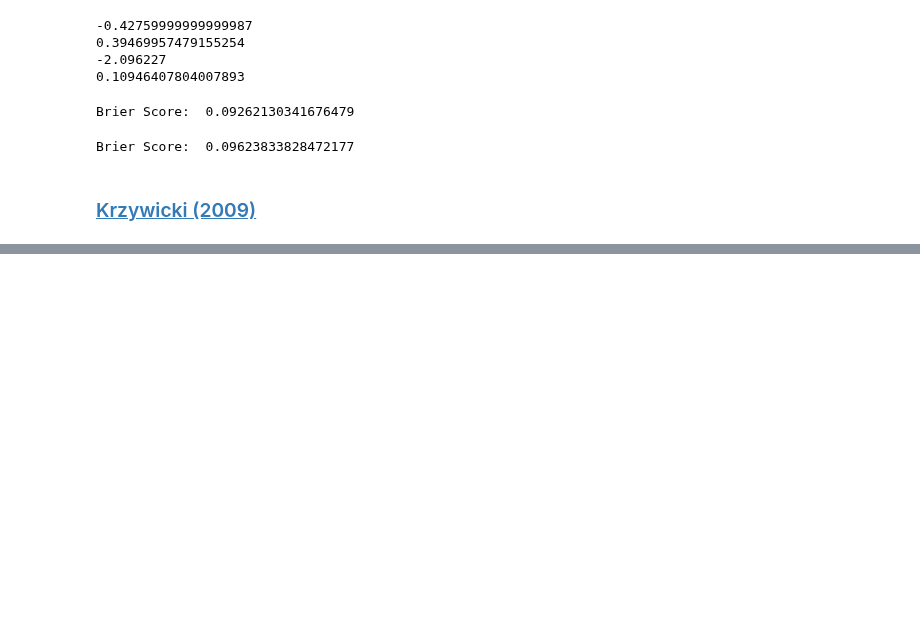
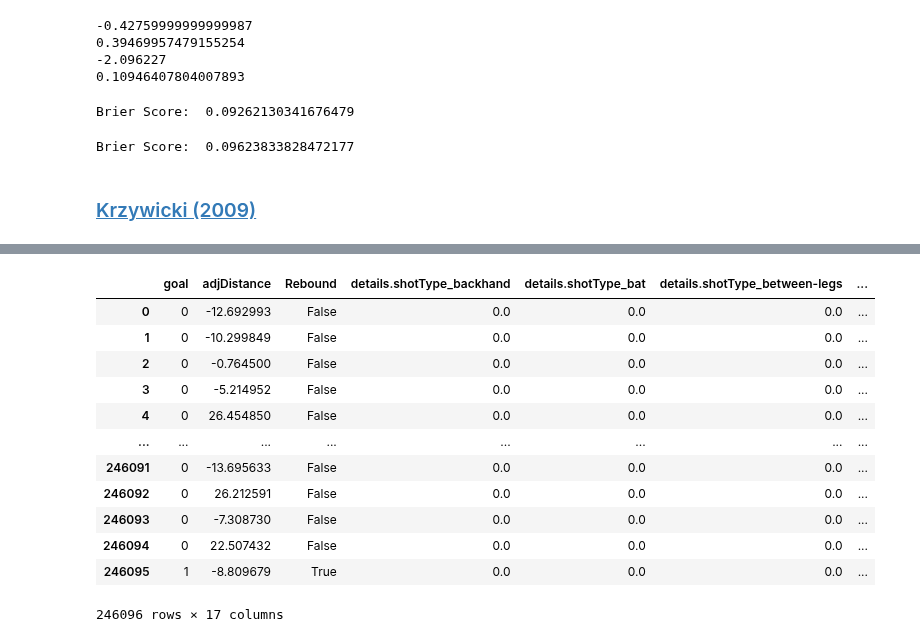
Before and after one commit to rromaniuk31/PhD-Research, a Jupyter notebook: Create_Historical_Models.ipynb, the cells around one changed output, grey strips where cells are left out. Drawn from its saved outputs; the diff is of its cells as text; code cells hidden in the pictures; blank space fills up the shorter version.

```diff
--- a/Create_Historical_Models.ipynb
+++ b/Create_Historical_Models.ipynb
@@ -139,7 +139,7 @@ def preprocess_data(df, model, gametype = "regular", schedule = schedule):
     df = fix_pbp_types(df)
 
     # Reduce columns
-    keep_pbp = ["timeInPeriod", "timeRemaining", "situationCode", "typeDescKey", "periodDescriptor.number", "details.eventOwnerTeamId", "details.xCoord", "details.yCoord", "details.shotType", "gameId", "homeTeamDefendingSide", "lastEvent", "timeSinceLastEvent"]
+    keep_pbp = ["timeInPeriod", "timeRemaining", "situationCode", "typeDescKey", "periodDescriptor.number", "details.eventOwnerTeamId", "details.xCoord", "details.yCoord", "details.shotType", "gameId", "homeTeamDefendingSide", "lastEvent", "timeSinceLastEvent", "lastEventTeam"]
     keep_schedule = ["id", "awayTeam.id", "homeTeam.id"]
     df = pd.merge(df[keep_pbp], schedule[keep_schedule], left_on = "gameId", right_on = "id", how = "inner")
 
@@ -163,8 +163,17 @@ def preprocess_data(df, model, gametype = "regular", schedule = schedule):
     # Create shotDistance column
     df["shotDistance"] = df.apply(get_shot_distance, axis = 1)
 
+    # Create adjDistance
+    avg_distances = df.groupby(["homeTeam.id"], as_index = False)["shotDistance"].mean()
+    avg_distances = avg_distances.rename(columns = {"shotDistance": "avgShotDistance"})
+    df = pd.merge(df, avg_distances, left_on = "homeTeam.id", right_on = "homeTeam.id", how = "inner")
+    df["adjDistance"] = df["shotDistance"] - df["avgShotDistance"]
+
     # Create shotDistanceClass column
-    df = get_shot_distance_class(df, model)
+    if model == "krzy09":
+        pass
+    else:
+        df = get_shot_distance_class(df, model)
 
     # Create rebound column as defined by Ryder (2004)
     if model == "krzy09":
@@ -191,10 +200,19 @@ def preprocess_data(df, model, gametype = "regular", schedule = schedule):
             ((df["lastEvent"] == "takeaway") | (df["lastEvent"] == "giveaway"))
         )
         df["shotAfterTurnover"] = np.where(condition, "Yes", "No")
+    elif model == "krzy09":
+        condition = (
+            ((df["typeDescKey"] == "shot-on-goal") | (df["typeDescKey"] == "goal")) &
+            ((df["lastEvent"] == "giveaway") & (df["lastEventTeam"] != df["details.eventOwnerTeamId"]))
+        )
+        df["shotAfterOppGiveaway"] = np.where(condition, "Yes", "No")
 
     # Reduce to only neccessary columns for the model
     if model == "krzy06":
         keep_cols = ["typeDescKey", "shotDistanceClass", "details.shotType", "Rebound", "Situation", "shotAfterTurnover"]
+        df = df[keep_cols]
+    elif model == "krzy09":
+        keep_cols = ["typeDescKey", "adjDistance", "details.shotType", "Rebound", "Situation", "shotAfterOppGiveaway"]
         df = df[keep_cols]
     else:
         keep_cols = ["typeDescKey", "shotDistanceClass", "details.shotType", "Rebound", "Situation"]
@@ -213,6 +231,10 @@ def preprocess_data(df, model, gametype = "regular", schedule = schedule):
     if model == "krzy06":
         df["details.shotType_wrap-or-slap"] = df["details.shotType_wrap-around"] + df["details.shotType_slap"]
         df = df.drop(["details.shotType_wrap-around", "details.shotType_slap"], axis=1)
+    elif model == "krzy09":
+        df["details.shotType_wrap-or-slap"] = df["details.shotType_wrap-around"] + df["details.shotType_slap"]
+        df["details.shotType_tip-or-deflection"] = df["details.shotType_tip-in"] + df["details.shotType_deflected"]
+        df = df.drop(["details.shotType_wrap-around", "details.shotType_slap", "details.shotType_tip-in", "details.shotType_deflected"], axis=1)
     return(df)
 # %% [markdown]
 ### Get Data
@@ -247,9 +269,12 @@ Testing events:  479352
 train_pbp["timeInPeriodSeconds"] = pd.to_timedelta("00:" + train_pbp["timeInPeriod"]).dt.total_seconds().astype(int)
 test_pbp["timeInPeriodSeconds"] = pd.to_timedelta("00:" + test_pbp["timeInPeriod"]).dt.total_seconds().astype(int)
 # %%
-# Create a two new two new columns to help define rebounds (lastEvent & timeSinceLastEvent)
+# Create new columns to help define rebounds (lastEvent & timeSinceLastEvent)
 train_pbp["lastEvent"] = train_pbp.groupby("gameId")["typeDescKey"].shift(1)
 test_pbp["lastEvent"] = test_pbp.groupby("gameId")["typeDescKey"].shift(1)
+
+train_pbp["lastEventTeam"] = train_pbp.groupby("gameId")["details.eventOwnerTeamId"].shift(1)
+test_pbp["lastEventTeam"] = test_pbp.groupby("gameId")["details.eventOwnerTeamId"].shift(1)
 
 train_pbp["timeInPeriodShifted"] = train_pbp.groupby("gameId")["timeInPeriodSeconds"].shift(1)
 test_pbp["timeInPeriodShifted"] = test_pbp.groupby("gameId")["timeInPeriodSeconds"].shift(1)
@@ -606,0 +565,16 @@ testing
+# %%
+preprocess_data(train_pbp, "krzy09", gametype = "regular")
+# %% [output]
+|  | goal | adjDistance | Rebound | details.shotType_backhand | details.shotType_bat | details.shotType_between-legs | ... |
+| 0 | 0 | -12.692993 | False | 0.0 | 0.0 | 0.0 | ... |
+| 1 | 0 | -10.299849 | False | 0.0 | 0.0 | 0.0 | ... |
+| 2 | 0 | -0.764500 | False | 0.0 | 0.0 | 0.0 | ... |
+| 3 | 0 | -5.214952 | False | 0.0 | 0.0 | 0.0 | ... |
+| 4 | 0 | 26.454850 | False | 0.0 | 0.0 | 0.0 | ... |
+| ... | ... | ... | ... | ... | ... | ... | ... |
+| 246091 | 0 | -13.695633 | False | 0.0 | 0.0 | 0.0 | ... |
+| 246092 | 0 | 26.212591 | False | 0.0 | 0.0 | 0.0 | ... |
+| 246093 | 0 | -7.308730 | False | 0.0 | 0.0 | 0.0 | ... |
+| 246094 | 0 | 22.507432 | False | 0.0 | 0.0 | 0.0 | ... |
+| 246095 | 1 | -8.809679 | True | 0.0 | 0.0 | 0.0 | ... |
+246096 rows × 17 columns
```
Also changed, not shown: parts of 3 cells of this notebook.
